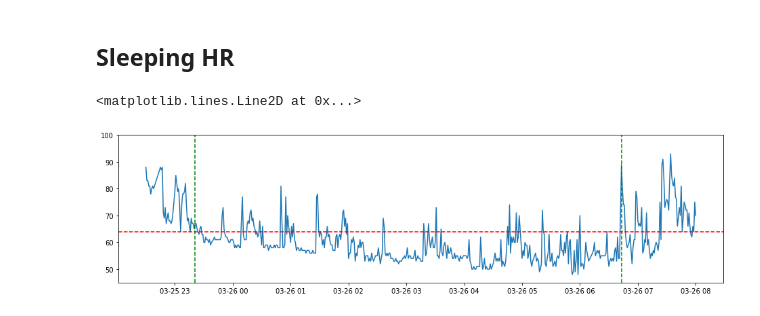
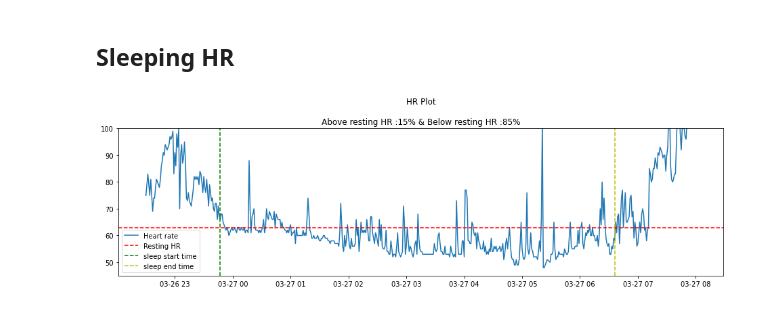
Before and after one commit to arpanghosh8453/public-programs, a Jupyter notebook: Fitbit Data Analyzer/Fitbit HR analyzer.ipynb, the cells around one changed output. Cells and saved outputs as stored; diff of their text form; code cells hidden in the pictures.

Commit message:
Resting HR updated

```diff
--- a/Fitbit Data Analyzer/Fitbit HR analyzer.ipynb
+++ b/Fitbit Data Analyzer/Fitbit HR analyzer.ipynb
@@ -14,7 +15,7 @@ import matplotlib.pyplot as plt
 access_token = "OAuth Token"
 
 start_date = "2021-03-18"
-end_date = "2021-03-22"
+end_date = "2021-03-30"
 # %% [markdown]
 <h2>HR analysis</h2>
 # %%
@@ -132,7 +162,7 @@ pd.DataFrame(data_activity, index=datetime_list)[['minutesLightlyActive', 'minut
 # %% [markdown]
 <h2>Sleeping HR</h2>
 # %%
-sleep_HR_date = "2021-03-26"
+sleep_HR_date = "2021-03-27"
 # %%
 splitted_date = sleep_HR_date.split('-')
 
@@ -163,13 +193,24 @@ df2 = df2.set_index(pd.to_datetime(Previous_Date + ' ' + df2['time'].astype(str)
 del df['time']
 del df2['time']
 df = df2.append(df)
+# %%
+#range % determination
+only_sleep_df = df[sleep_start_time:sleep_end_time]
+# % calculation
+above_resting = round((len(only_sleep_df[only_sleep_df["value"]>prev_response['activities-heart'][-1]['value']['restingHeartRate']])/len(only_sleep_df)) * 100)
+below_resting = 100 - above_resting
+
+#print("Above resting HR :",above_resting,"% \n\n Below resting HR :",below_resting,"%")
 # %%
 plt.rcParams["figure.figsize"]=16,4
 plt.ylim((45,100))
-plt.plot(df)
-plt.axhline(y = prev_response['activities-heart'][-1]['value']['restingHeartRate'], color = 'r', linestyle = 'dashed')
-plt.axvline(x = sleep_start_time, color = 'g', linestyle = 'dashed')
-plt.axvline(x = sleep_end_time, color = 'g', linestyle = 'dashed')
+plt.plot(df,label = 'Heart rate')
+plt.axhline(y = prev_response['activities-heart'][-1]['value']['restingHeartRate'], color = 'r', linestyle = 'dashed', label = 'Resting HR')
+plt.axvline(x = sleep_start_time, color = 'g', linestyle = 'dashed', label = "sleep start time")
+plt.axvline(x = sleep_end_time, color = 'y', linestyle = 'dashed', label = 'sleep end time')
+plt.title("HR Plot"+"\n\n"+"Above resting HR :"+str(above_resting)+"% & Below resting HR :"+str(below_resting)+"%")
+plt.legend()
+#plt.grid()
+plt.show()
 # %% [output]
-<matplotlib.lines.Line2D at 0x...>
-[figure, old version]
+[figure, new version]
```
Also changed, not shown: parts of 12 cells of this notebook.
